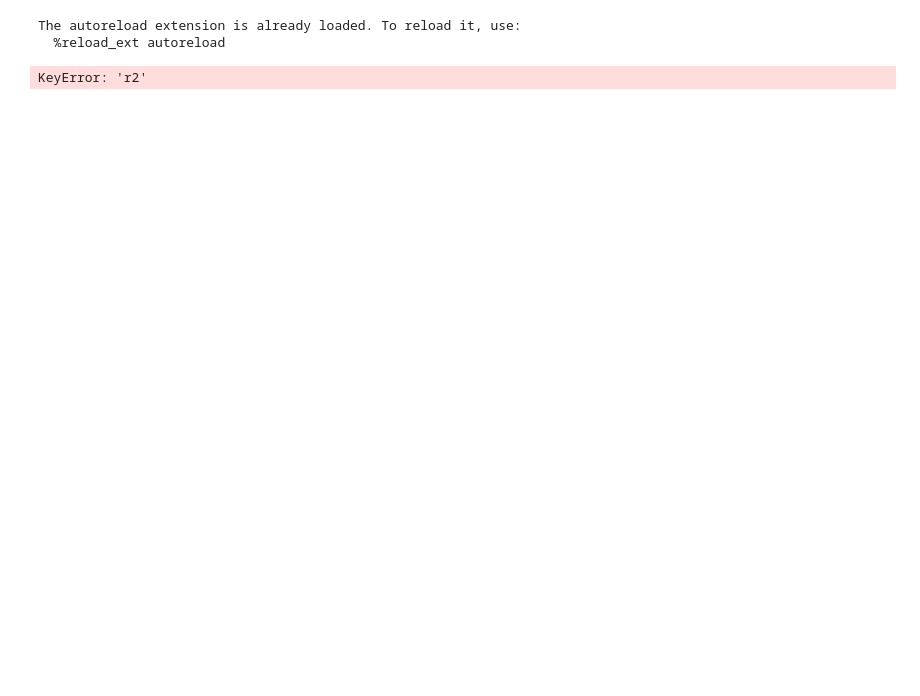
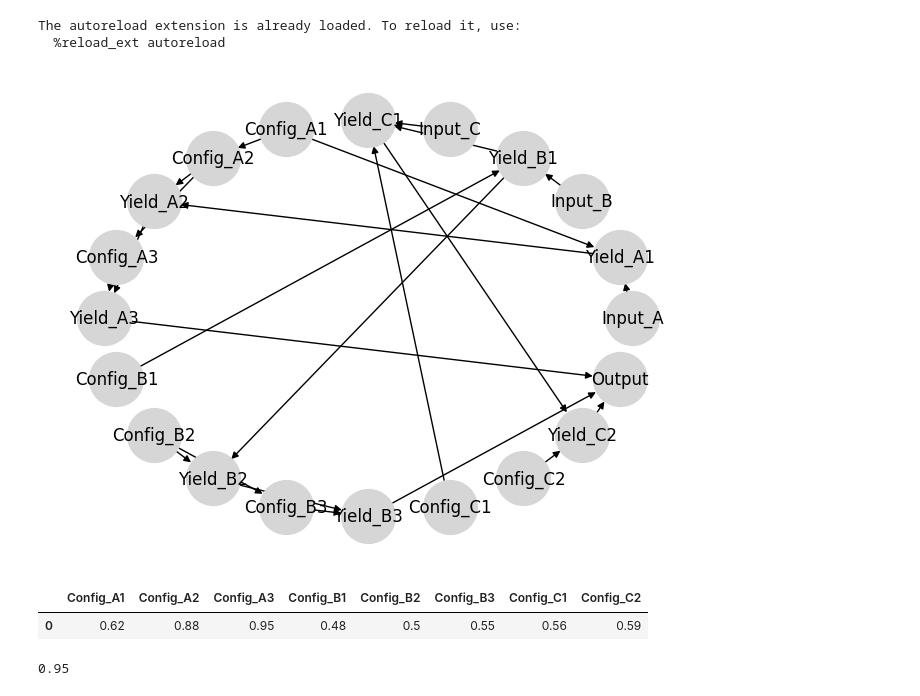
Before and after one commit to causalabs/causadb-examples, a Jupyter notebook: python/production_line/data.ipynb, the cells around one changed output. Drawn from its saved outputs; the diff is of its cells as text; code cells hidden in the pictures; blank space fills up the shorter version.

```diff
--- a/python/production_line/data.ipynb
+++ b/python/production_line/data.ipynb
@@ -12,14 +15,14 @@ node_specs = {
     "Input_A": {"mean": 100, "std": 20, "min": 0, "max": 200},
     "Input_B": {"mean": 120, "std": 30, "min": 0, "max": 240},
     "Input_C": {"mean": 80, "std": 15, "min": 0, "max": 160},
-    "Config_A1": {"mean": 0.6, "std": 0.1, "min": 0, "max": 1},
+    "Config_A1": {"mean": 0.6, "std": 0.1, "min": 0, "max": 1, "r2": 0.3},
     "Config_A2": {"mean": 0.7, "std": 0.1, "min": 0, "max": 1, "r2": 0.3},
-    "Config_A3": {"mean": 0.8, "std": 0.1, "min": 0, "max": 1},
-    "Config_B1": {"mean": 0.4, "std": 0.1, "min": 0, "max": 1},
-    "Config_B2": {"mean": 0.5, "std": 0.1, "min": 0, "max": 1},
+    "Config_A3": {"mean": 0.8, "std": 0.1, "min": 0, "max": 1, "r2": 0.3},
+    "Config_B1": {"mean": 0.4, "std": 0.1, "min": 0, "max": 1, "r2": 0.3},
+    "Config_B2": {"mean": 0.5, "std": 0.1, "min": 0, "max": 1, "r2": 0.3},
     "Config_B3": {"mean": 0.6, "std": 0.1, "min": 0, "max": 1, "r2": 0.5},
-    "Config_C1": {"mean": 0.5, "std": 0.1, "min": 0, "max": 1},
-    "Config_C2": {"mean": 0.6, "std": 0.1, "min": 0, "max": 1},
+    "Config_C1": {"mean": 0.5, "std": 0.1, "min": 0, "max": 1, "r2": 0.3},
+    "Config_C2": {"mean": 0.6, "std": 0.1, "min": 0, "max": 1, "r2": 0.3},
     "Yield_A1": {"mean": 0.6, "std": 0.1, "min": 0, "max": 1, "r2": 0.8},
     "Yield_A2": {"mean": 0.7, "std": 0.1, "min": 0, "max": 1, "r2": 0.85},
     "Yield_A3": {"mean": 0.8, "std": 0.1, "min": 0, "max": 1, "r2": 0.9},
@@ -36,7 +39,7 @@ edge_specs = [
     {"nodes": ("Input_A", "Yield_A1"), "effect": 1},
     {"nodes": ("Input_B", "Yield_B1"), "effect": 1},
     {"nodes": ("Input_C", "Yield_C1"), "effect": 1},
-    {"nodes": ("Config_A1", "Yield_A1"), "effect": 1},
+    {"nodes": ("Config_A1", "Yield_A1"), "effect": -1},
     {"nodes": ("Config_A1", "Config_A2"), "effect": 1},
     {"nodes": ("Config_A2", "Yield_A2"), "effect": 1},
     {"nodes": ("Config_A2", "Config_A3"), "effect": 1},
@@ -51,6 +54,7 @@ edge_specs = [
     {"nodes": ("Yield_A2", "Yield_A3"), "effect": 1},
     {"nodes": ("Yield_A3", "Output"), "effect": 1},
     {"nodes": ("Yield_B1", "Yield_B2"), "effect": 1},
+    {"nodes": ("Yield_B1", "Yield_C1"), "effect": 1},
     {"nodes": ("Yield_B2", "Yield_B3"), "effect": 1},
     {"nodes": ("Yield_B3", "Output"), "effect": 1},
     {"nodes": ("Yield_C1", "Yield_C2"), "effect": 1},
@@ -59,34 +63,7 @@ edge_specs = [
 
 # Synthetic data generation
 data_generator = SyntheticData(node_specs, edge_specs)
-data = data_generator.generate_data(num_samples=200)
-
-# Train-test split
-train_data = data.iloc[:800]
-test_data = data.iloc[800:]
-
-# Define and train the model
-model = Model(
-    nodes=["Input_A", "Input_B", "Config_A1", "Config_A2", "Config_B1", "Config_B2", "Yield_A1", "Yield_A2", "Yield_B1", "Yield_B2", "Output"],
-    edges=[
-        ("Input_A", "Yield_A1"),
-        ("Input_B", "Yield_B1"),
-        ("Config_A1", "Yield_A1"),
-        ("Config_A2", "Yield_A2"),
-        ("Config_B1", "Yield_B1"),
-        ("Config_B2", "Yield_B2"),
-        ("Yield_A1", "Yield_A2"),
-        ("Yield_B1", "Yield_B2"),
-        ("Yield_A2", "Output"),
-        ("Yield_B2", "Output")
-    ]
-)
-model.train(data)
-
-# Plot diagnostics
-model.diagnostics.plot()
+data = data_generator.generate_data(num_samples=365)
-# %% [output]
-KeyError: 'r2'
 # %%
 # Round data to 2dp and save to CSV
 data.round(2).to_csv("production_data.csv", index=False)
@@ -101,3 +78,29 @@ with open("nodes.json", "w") as f:
 
 with open("edges.json", "w") as f:
     json.dump(edges, f)
+# %%
+
+# Define and train the model
+model = Model(nodes=nodes, edges=edges)
+model.train(data)
+
+# Plot diagnostics
+model.diagnostics.plot()
+# %% [output]
+[figure, added]
+# %%
+optimal_config = model.query.find_best_actions(
+    targets={"Output": "maximise"},
+    actionable=["Config_A1", "Config_A2", "Config_A3", "Config_B1", "Config_B2", "Config_B3", "Config_C1", "Config_C2"],
+)
+
+optimal_config.round(2)
+# %% [output]
+|  | Config_A1 | Config_A2 | Config_A3 | Config_B1 | Config_B2 | Config_B3 | Config_C1 | Config_C2 |
+| 0 | 0.62 | 0.88 | 0.95 | 0.48 | 0.5 | 0.55 | 0.56 | 0.59 |
+# %%
+action = optimal_config.to_dict(orient="list")
+action = {k: v[0] for k, v in action.items()}
+output_achieved_causal = data_generator.forward(action).mean().round(2)["Output"]
+# %% [output]
+0.95
```
Also changed, not shown: parts of 5 cells of this notebook, 5 other files.
